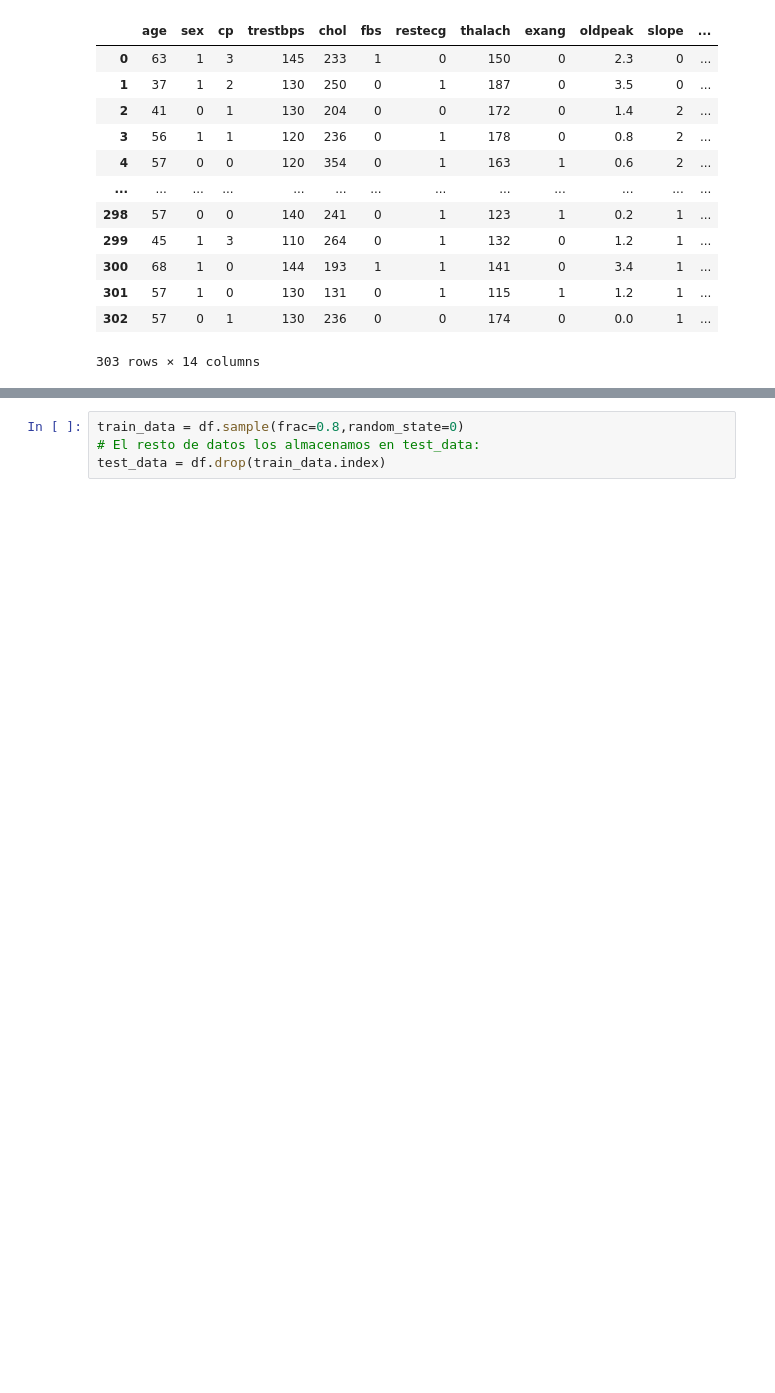
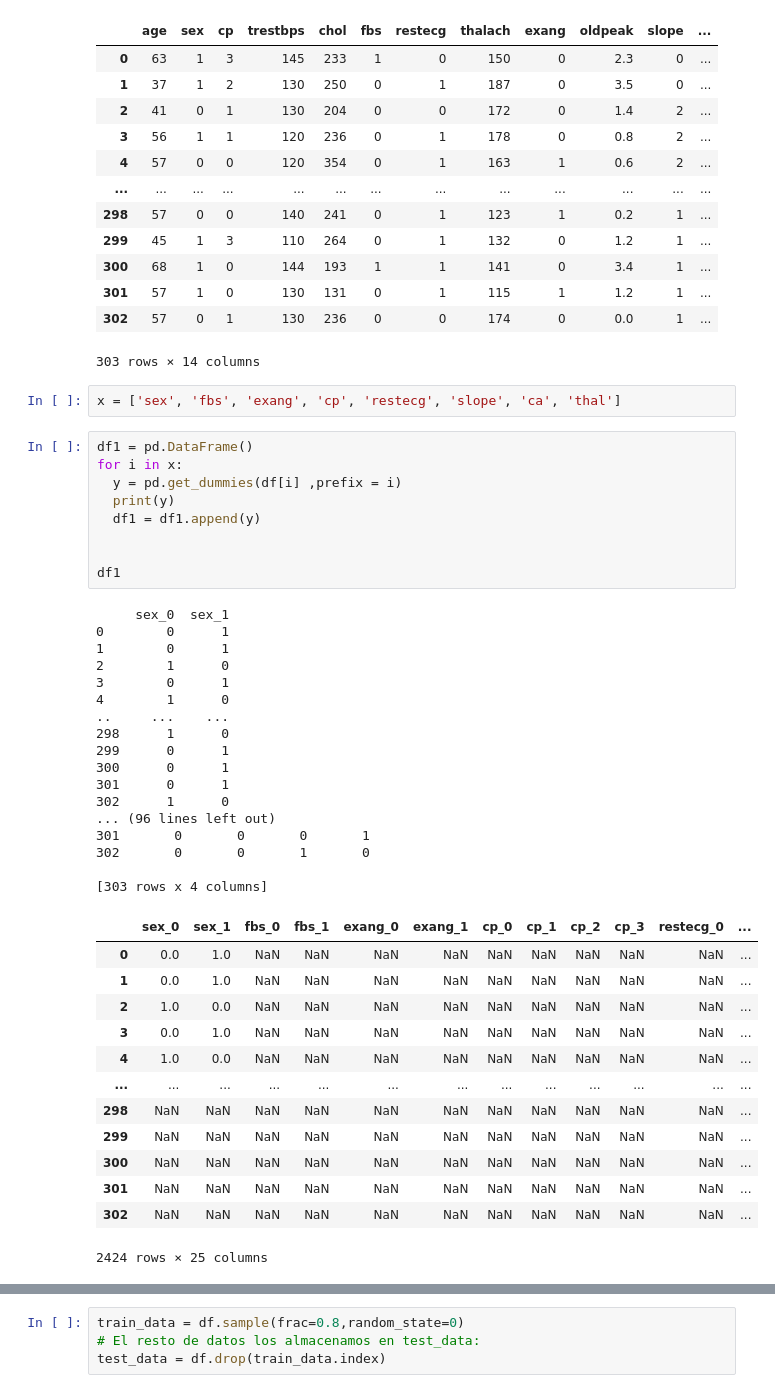
Before and after one commit to anamunoz01/PROYECTO-INTEGRADOR-III, a Jupyter notebook: ClasBinaria.ipynb, the cells around one changed output, grey strips where cells are left out. Cells and saved outputs as stored; diff of their text form; blank space fills up the shorter version.

```diff
--- a/ClasBinaria.ipynb
+++ b/ClasBinaria.ipynb
@@ -64,3 +64,45 @@ df
 | 301 | 57 | 1 | 0 | 130 | 131 | 0 | 1 | 115 | 1 | 1.2 | 1 | ... |
 | 302 | 57 | 0 | 1 | 130 | 236 | 0 | 0 | 174 | 0 | 0.0 | 1 | ... |
 303 rows × 14 columns
+# %%
+x = ['sex', 'fbs', 'exang', 'cp', 'restecg', 'slope', 'ca', 'thal']
+# %%
+df1 = pd.DataFrame()
+for i in x:
+  y = pd.get_dummies(df[i] ,prefix = i)
+  print(y)
+  df1 = df1.append(y)
+
+
+df1
+# %% [output]
+     sex_0  sex_1
+0        0      1
+1        0      1
+2        1      0
+3        0      1
+4        1      0
+..     ...    ...
+298      1      0
+299      0      1
+300      0      1
+301      0      1
+302      1      0
+... (96 lines left out)
+301       0       0       0       1
+302       0       0       1       0
+
+[303 rows x 4 columns]
+|  | sex_0 | sex_1 | fbs_0 | fbs_1 | exang_0 | exang_1 | cp_0 | cp_1 | cp_2 | cp_3 | restecg_0 | ... |
+| 0 | 0.0 | 1.0 | NaN | NaN | NaN | NaN | NaN | NaN | NaN | NaN | NaN | ... |
+| 1 | 0.0 | 1.0 | NaN | NaN | NaN | NaN | NaN | NaN | NaN | NaN | NaN | ... |
+| 2 | 1.0 | 0.0 | NaN | NaN | NaN | NaN | NaN | NaN | NaN | NaN | NaN | ... |
+| 3 | 0.0 | 1.0 | NaN | NaN | NaN | NaN | NaN | NaN | NaN | NaN | NaN | ... |
+| 4 | 1.0 | 0.0 | NaN | NaN | NaN | NaN | NaN | NaN | NaN | NaN | NaN | ... |
+| ... | ... | ... | ... | ... | ... | ... | ... | ... | ... | ... | ... | ... |
+| 298 | NaN | NaN | NaN | NaN | NaN | NaN | NaN | NaN | NaN | NaN | NaN | ... |
+| 299 | NaN | NaN | NaN | NaN | NaN | NaN | NaN | NaN | NaN | NaN | NaN | ... |
+| 300 | NaN | NaN | NaN | NaN | NaN | NaN | NaN | NaN | NaN | NaN | NaN | ... |
+| 301 | NaN | NaN | NaN | NaN | NaN | NaN | NaN | NaN | NaN | NaN | NaN | ... |
+| 302 | NaN | NaN | NaN | NaN | NaN | NaN | NaN | NaN | NaN | NaN | NaN | ... |
+2424 rows × 25 columns
```
Also changed, not shown: parts of 13 cells of this notebook.
